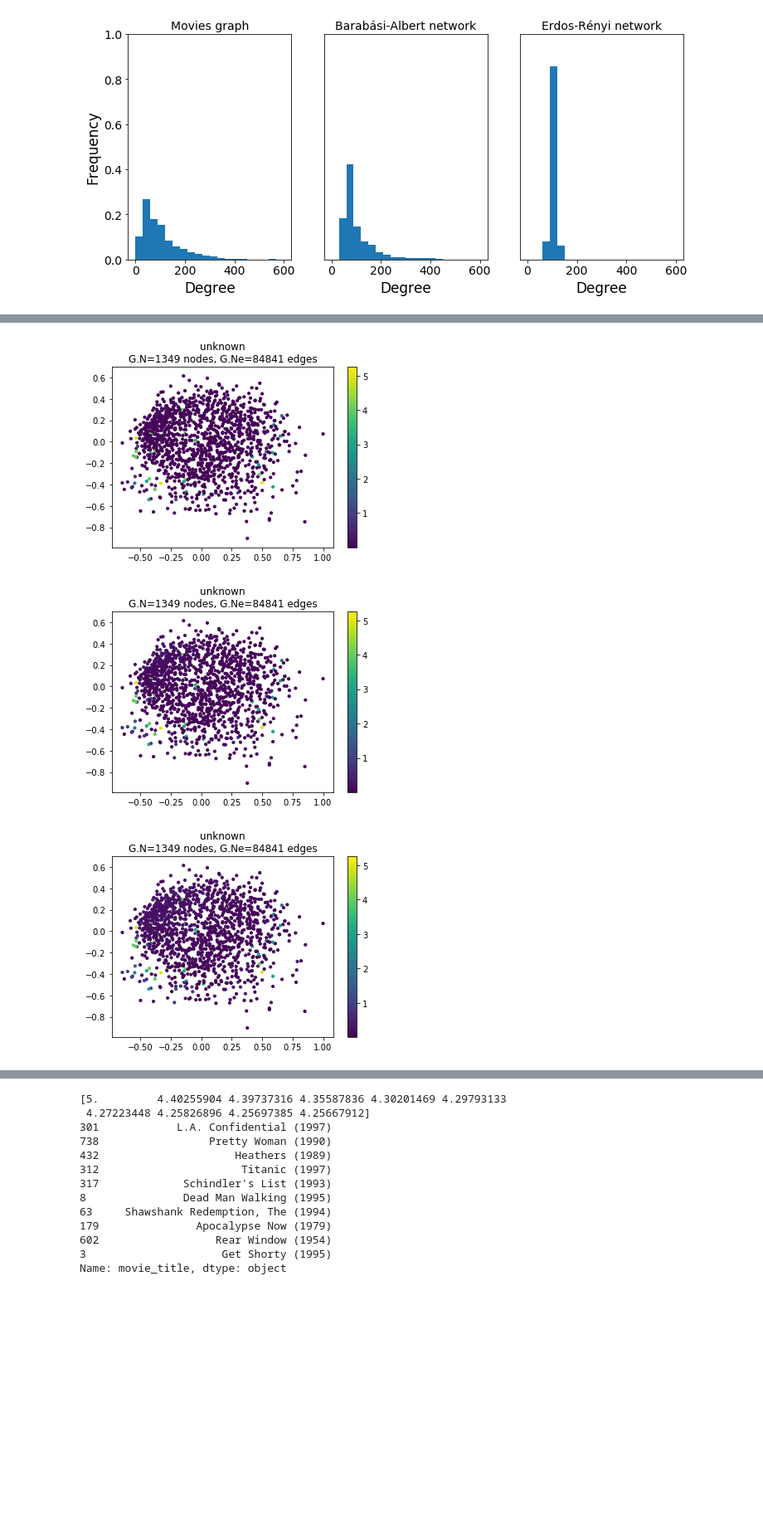
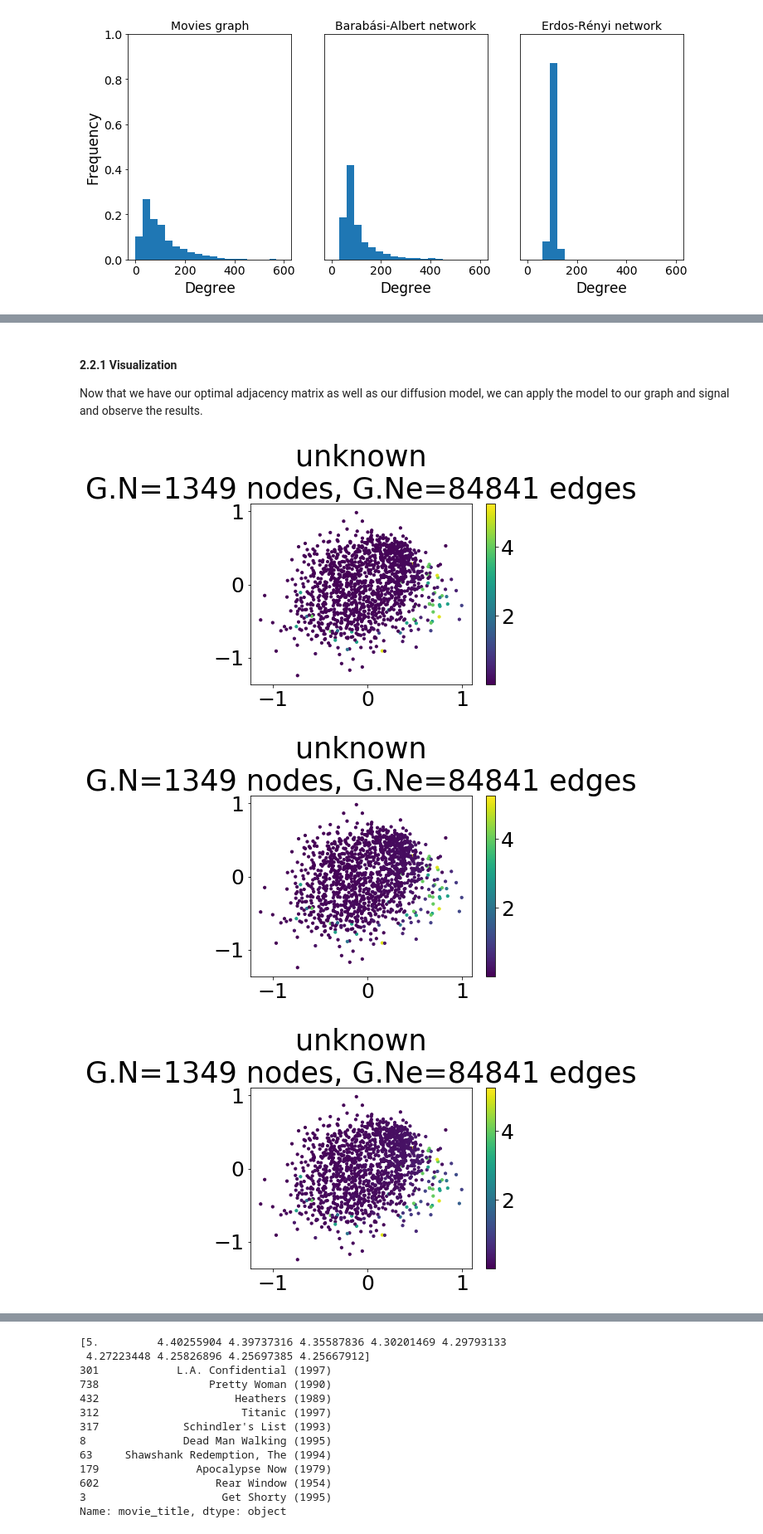
Before and after one commit to jlabhard/ntds_project_movielens, a Jupyter notebook: Untitled.ipynb, the cells around one changed output, grey strips where cells are left out. Shown at 83% size. Saved outputs shown, nothing was run; the diff lists cells and outputs as text; code cells hidden in the pictures; blank space fills up the shorter version.

```diff
--- a/Untitled.ipynb
+++ b/Untitled.ipynb
@@ -436,7 +404,7 @@ def rescale(a, b, signal):
     '''
     return a + ((signal - np.min(signal))*(b-a))/(np.max(signal) - np.min(signal))
 # %%
-def iterfilter(signal, s, g, N = 1, plot = False):
+def diffuse(signal, s, g, iterations = 1, plot = False):
     '''
     Method that realizes signal diffusion by small iteration steps.
     ------------------------------------------------------
@@ -445,7 +413,7 @@ def iterfilter(signal, s, g, N = 1, plot = False):
     signal : the original rating signal of the user
     s : signal on which diffusion will be applied
     g : graph on which heat filters are applied
-    N : number of iterations
+    iterations : number of iterations
     plot : plots the graph of the diffused signal
     ------------------------------------------------------
     Return:
@@ -453,7 +421,7 @@ def iterfilter(signal, s, g, N = 1, plot = False):
     s : the diffused signal
     '''
     # diffuse signal N times
-    for i in range(N):
+    for i in range(iterations):
         # apply the chebyshev polynomials to the graph g to which a filter is applied
         s = g.filter(s, method = 'chebyshev')
         # rescale the signal
@@ -467,8 +435,7 @@ def iterfilter(signal, s, g, N = 1, plot = False):
 
     return s
 # %%
-
-def get_prediction_matrix(user_ratings, graph, iterations, remove_split = 0.4):
+def compute_rmse(user_ratings, graph, iterations, remove_split = 0.4):
     '''
     Compute the RMSE for a prediction on all users.
     The method first removes a part of already rated movies in order to compute a prediction on those ones.
@@ -507,7 +474,7 @@ def get_prediction_matrix(user_ratings, graph, iterations, remove_split = 0.4):
     for i in range(iterations):
         # make predictions on the train data for all users
         for user in range(n_users):
-            predictions[user, :] = iterfilter(new_ratings[user, :], temp[user, :], graph)
+            predictions[user, :] = diffuse(new_ratings[user, :], temp[user, :], graph)
             temp[user, :] = predictions[user, :]
 
         # remove all unrated movies by the user, we compute the RMSE only between predictions of already rated movies
@@ -523,13 +516,16 @@ def get_prediction_matrix(user_ratings, graph, iterations, remove_split = 0.4):
 # %%
-errors = []
-for adjacency in adjacencies:
-    G = graphs.Graph(adjacency)
-    G.compute_laplacian(lap_type='combinatorial')
-    G.compute_fourier_basis()
+# Get adjacency matrix with lowest rmse
+adjacency = adjacencies[LOWEST_ERROR_INDEX]
 
-    tau = 5
-    g = filters.Heat(G, tau)
-    min_error = np.min(get_prediction_matrix(filtered_ratings, g, 2))
-    errors.append(min_error)
-    print(min_error)
+G = graphs.Graph(adjacency)
+G.compute_laplacian(lap_type='combinatorial')
+G.compute_fourier_basis()
+
+tau = 5
+g = filters.Heat(G, tau)
+RMSEs = compute_rmse(filtered_ratings, g, 20)
+print(RMSEs)
+
+# Get number of iterations with lowest RMSE
+OPTIMAL_NB_ITERATIONS = np.argmin(RMSEs) + 1
 # %% [output]
@@ -588,0 +543,3 @@ plt.show()
+# %% [markdown]
+#### 2.2.1 Visualization
+Now that we have our optimal adjacency matrix as well as our diffusion model, we can apply the model to our graph and signal and observe the results.
@@ -589,8 +549,11 @@ plt.show()
+# %%
+# Choose a user to use his ratings as signal
+USER_INDEX = 403
 # %%
-# Test signal diffusion for user 403
-signal = filtered_ratings[403]
-s = iterfilter(signal, signal.copy(), g, 12, plot = True)
+# Test signal diffusion for given user ratings
+signal = filtered_ratings[USER_INDEX]
+s = diffuse(signal, signal.copy(), g, iterations = OPTIMAL_NB_ITERATIONS, plot = True)
 # %% [output]
-[figure, old version]
+[figure, new version]
-[figure, old version]
+[figure, new version]
-[figure, old version]
+[figure, new version]
```
Also changed, not shown: parts of 45 cells of this notebook, 2 other files.
